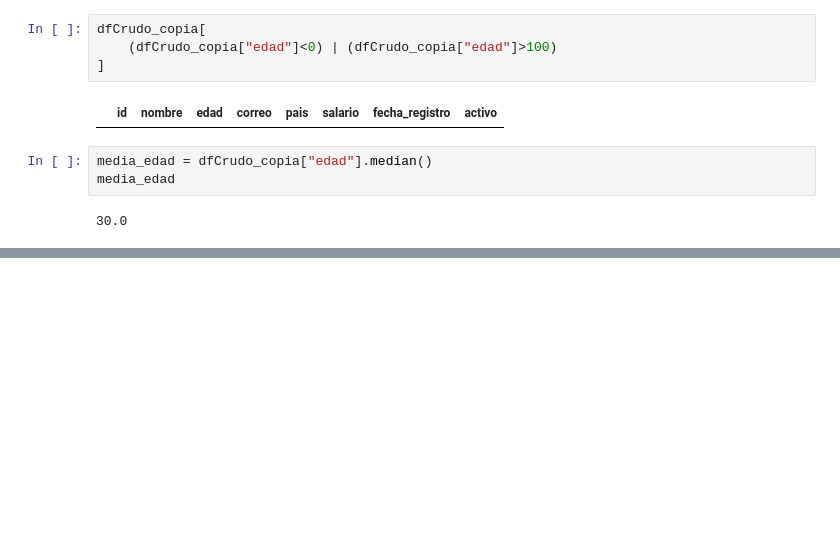
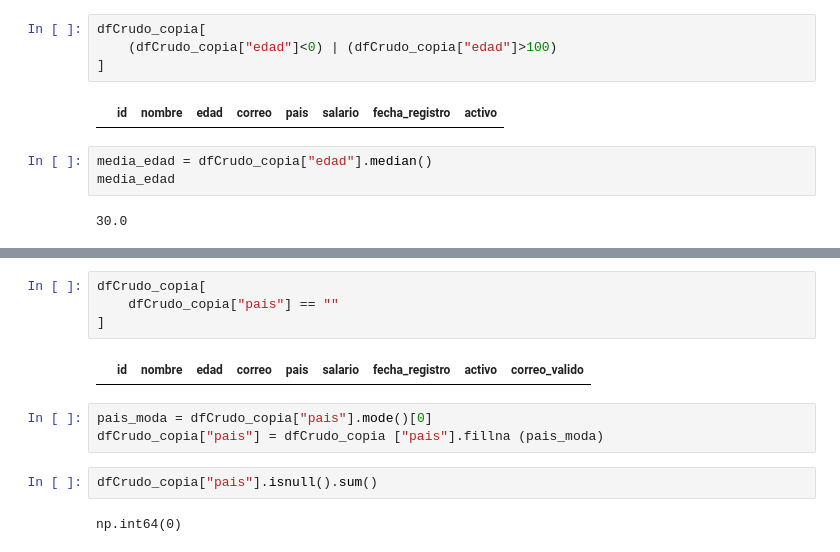
Before and after one commit to MauricioMedel/Extracci-n-del-conocimiento, a Jupyter notebook: notebooks/laboratorio4.ipynb, the cells around one changed output, grey strips where cells are left out. Drawn from its saved outputs; the diff is of its cells as text; blank space fills up the shorter version.

```diff
--- a/notebooks/Untitled.ipynb
+++ b/notebooks/laboratorio4.ipynb
@@ -131,0 +228,13 @@ media_edad
+# %%
+dfCrudo_copia[
+    dfCrudo_copia["pais"] == ""
+]
+# %% [output]
+|  | id | nombre | edad | correo | pais | salario | fecha_registro | activo | correo_valido |
+# %%
+pais_moda = dfCrudo_copia["pais"].mode()[0]
+dfCrudo_copia["pais"] = dfCrudo_copia ["pais"].fillna (pais_moda)
+# %%
+dfCrudo_copia["pais"].isnull().sum()
+# %% [output]
+np.int64(0)
```
Also changed, not shown: parts of 20 cells of this notebook.
